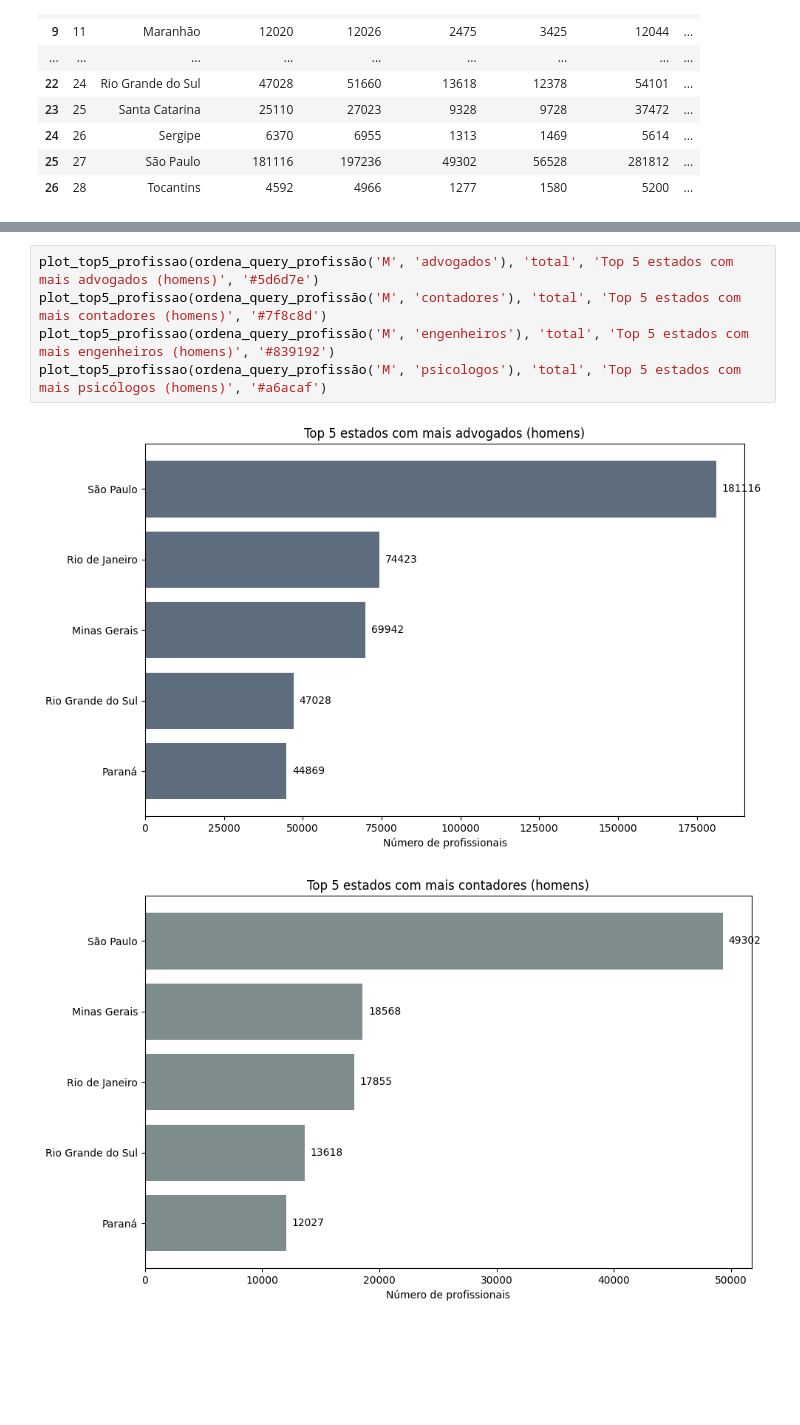
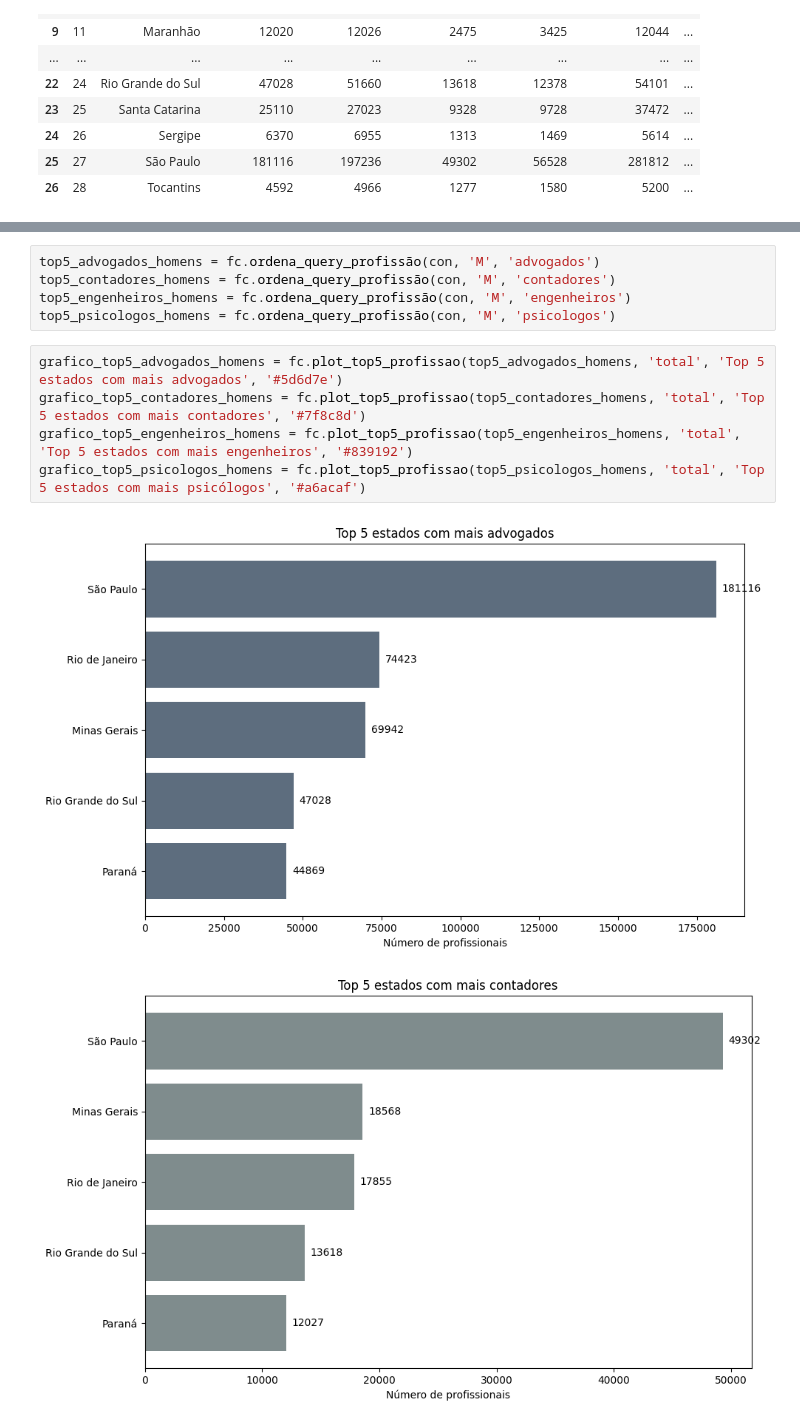
Before and after one commit to gfill99/distribuicao-de-profissoes, a Jupyter notebook: analise_de_dados/app/analise_de_dados.ipynb, the cells around one changed output, grey strips where cells are left out. Saved outputs shown, nothing was run; the diff lists cells and outputs as text; blank space fills up the shorter version.

```diff
--- a/analise_de_dados/app/analise_de_dados.ipynb
+++ b/analise_de_dados/app/analise_de_dados.ipynb
@@ -412,8 +253,13 @@ def ordena_query_profissão(genero, profissao):
+# %%
+top5_advogados_homens = fc.ordena_query_profissão(con, 'M', 'advogados')
+top5_contadores_homens = fc.ordena_query_profissão(con, 'M', 'contadores')
+top5_engenheiros_homens = fc.ordena_query_profissão(con, 'M', 'engenheiros')
+top5_psicologos_homens = fc.ordena_query_profissão(con, 'M', 'psicologos')
 # %%
-plot_top5_profissao(ordena_query_profissão('M', 'advogados'), 'total', 'Top 5 estados com mais advogados (homens)', '#5d6d7e')
-plot_top5_profissao(ordena_query_profissão('M', 'contadores'), 'total', 'Top 5 estados com mais contadores (homens)', '#7f8c8d')
-plot_top5_profissao(ordena_query_profissão('M', 'engenheiros'), 'total', 'Top 5 estados com mais engenheiros (homens)', '#839192')
-plot_top5_profissao(ordena_query_profissão('M', 'psicologos'), 'total', 'Top 5 estados com mais psicólogos (homens)', '#a6acaf')
+grafico_top5_advogados_homens = fc.plot_top5_profissao(top5_advogados_homens, 'total', 'Top 5 estados com mais advogados', '#5d6d7e')
+grafico_top5_contadores_homens = fc.plot_top5_profissao(top5_contadores_homens, 'total', 'Top 5 estados com mais contadores', '#7f8c8d')
+grafico_top5_engenheiros_homens = fc.plot_top5_profissao(top5_engenheiros_homens, 'total', 'Top 5 estados com mais engenheiros', '#839192')
+grafico_top5_psicologos_homens = fc.plot_top5_profissao(top5_psicologos_homens, 'total', 'Top 5 estados com mais psicólogos', '#a6acaf')
 # %% [output]
-[figure, old version]
+[figure, new version]
-[figure, old version]
+[figure, new version]
```
Also changed, not shown: parts of 28 cells of this notebook, 18 other files.
